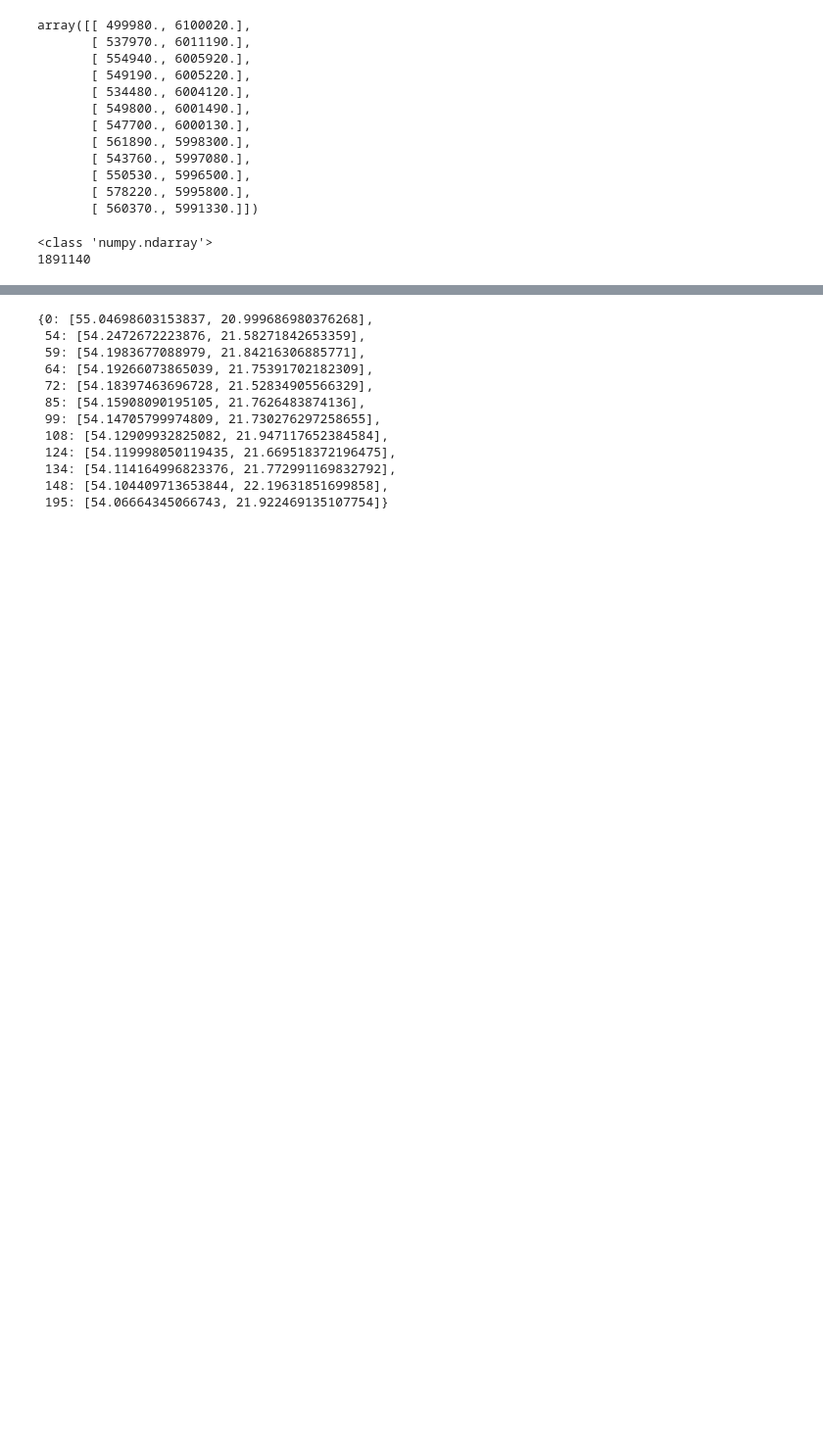
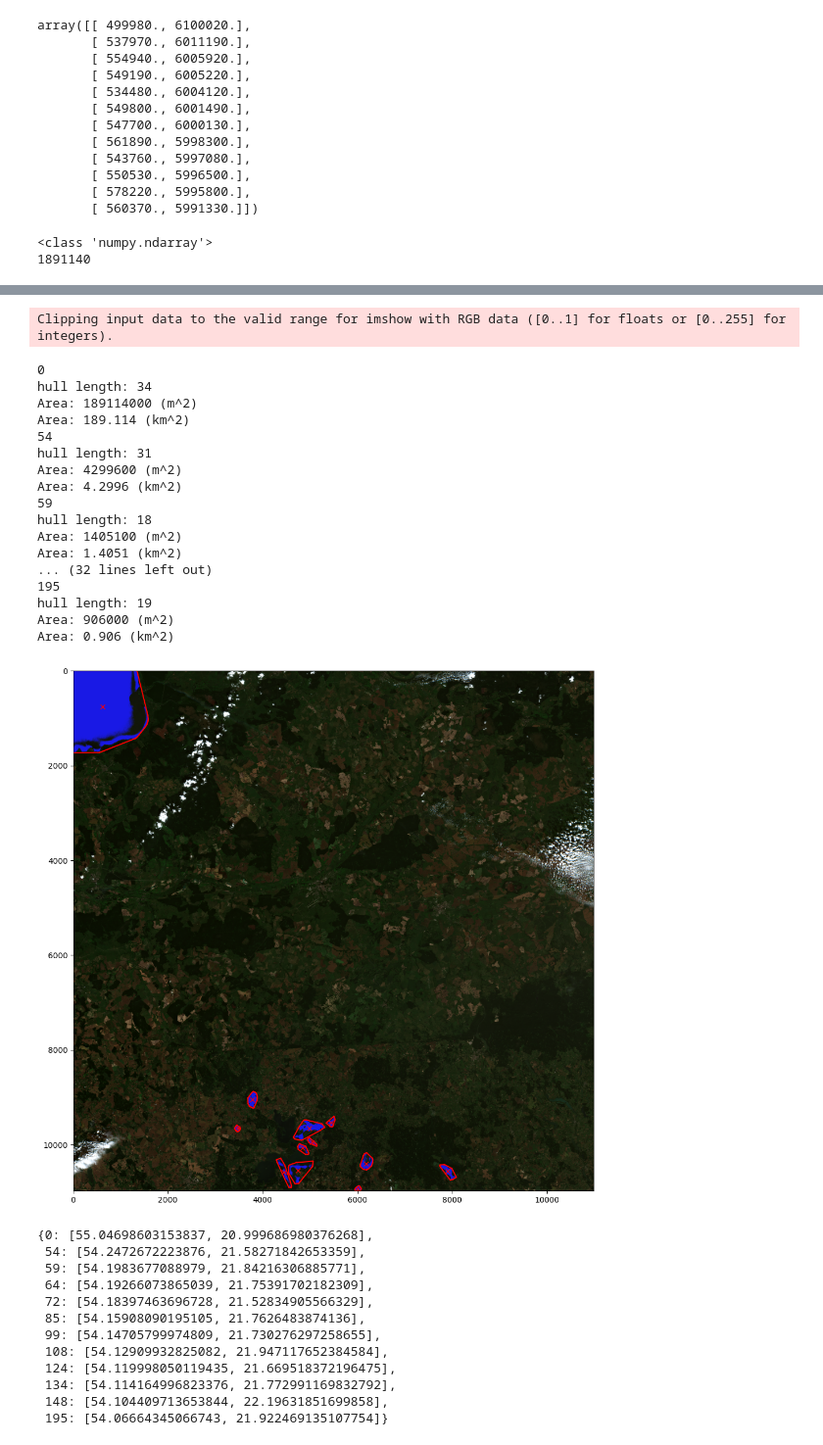
Before and after one commit to rafalgrm/senti-water, a Jupyter notebook: main.ipynb, the cells around one changed output, grey strips where cells are left out. Shown at 98% size. Saved outputs shown, nothing was run; the diff lists cells and outputs as text; code cells hidden in the pictures; blank space fills up the shorter version.

Commit message:
calculate geometry for all water reservoirs + centroids + surface area + convert data to coordinates

```diff
--- a/main.ipynb
+++ b/main.ipynb
@@ -221,15 +221,3 @@ print(len(cluster_one_points))
 # %% [output]
 <class 'numpy.ndarray'>
 1891140
-# %%
-from scipy.spatial import ConvexHull
-
-# hull = ConvexHull(cluster_one_points, qhull_options='QG4')
-hull = ConvexHull(cluster_one_points)
-
-print(len(hull.simplices))
-
-plt.plot(cluster_one_points[:,0], cluster_one_points[:,1], 'o')
-for simplex in hull.simplices:
-    plt.plot(cluster_one_points[simplex, 0], cluster_one_points[simplex, 1], 'k-')
-    # print(simplex)
@@ -239,3 +224,70 @@ for simplex in hull.simplices:
+# %%
+from scipy.spatial import ConvexHull
+
+
+rgb = np.stack([img['B04'], img['B03'], img['B02']], axis=-1)
+rgb = rgb/rgb.max() * 5
+
+X = water_indexes_image_coords[:, 0]
+Y = water_indexes_image_coords[:, 1]
+mask_matrix = np.zeros((10980, 10980), dtype='bool')
+mask_matrix[X, Y] = True
+mask_matrix
+rgb[mask_matrix] = [0.1, 0.1, 0.9]
+
+plt.figure(figsize = (12, 12))
+plt.imshow(rgb)
+
+
+for i in cluster_indexes_above_thre:
+    print(str(i))
+    cluster_one_points = []
+
+    zipped_water_clusters = zip(water_indexes, clusters.labels_)
+    for point, cluster_idx in zipped_water_clusters:
+        if cluster_idx == i:
+            cluster_one_points.append([point[1], point[0]])
+
+    cluster_one_points = np.array(cluster_one_points)
+
+
+    hull = ConvexHull(cluster_one_points)
+
+    cx = np.mean(cluster_one_points[:, 0])
+    cy = np.mean(cluster_one_points[:, 1])
+
+    print("hull length: " + str(len(hull.simplices)))
+    print('Area: ' + str(len(cluster_one_points) * 100) + ' (m^2)')
+    print('Area: ' + str(len(cluster_one_points) * 100 / 1000000) + ' (km^2)')
+
+    # plt.plot(cluster_one_points[:,0], cluster_one_points[:,1], 'o')
+    for simplex in hull.simplices:
+        plt.plot(cluster_one_points[simplex, 0], cluster_one_points[simplex, 1], 'r-')
+
+    plt.plot(cx, cy, 'rx', ms = 6)
+
+
+plt.show()
+# %% [output]
+Clipping input data to the valid range for imshow with RGB data ([0..1] for floats or [0..255] for integers).
+0
+hull length: 34
+Area: 189114000 (m^2)
+Area: 189.114 (km^2)
+54
+hull length: 31
+Area: 4299600 (m^2)
+Area: 4.2996 (km^2)
+59
+hull length: 18
+Area: 1405100 (m^2)
+Area: 1.4051 (km^2)
+... (32 lines left out)
+195
+hull length: 19
+Area: 906000 (m^2)
+Area: 0.906 (km^2)
+[figure, added]
 # %%
 # high accuracy but slow
 '''
```
Also changed, not shown: parts of 1 cell of this notebook, 1 other file.
